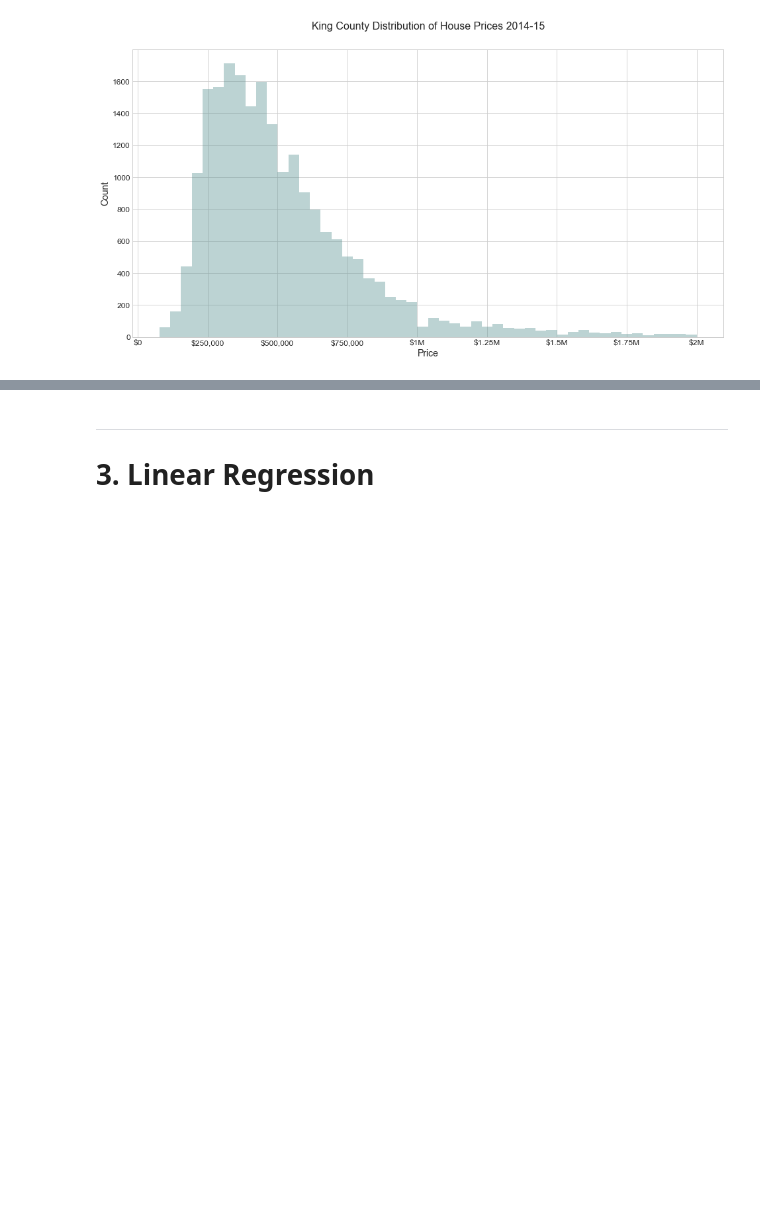
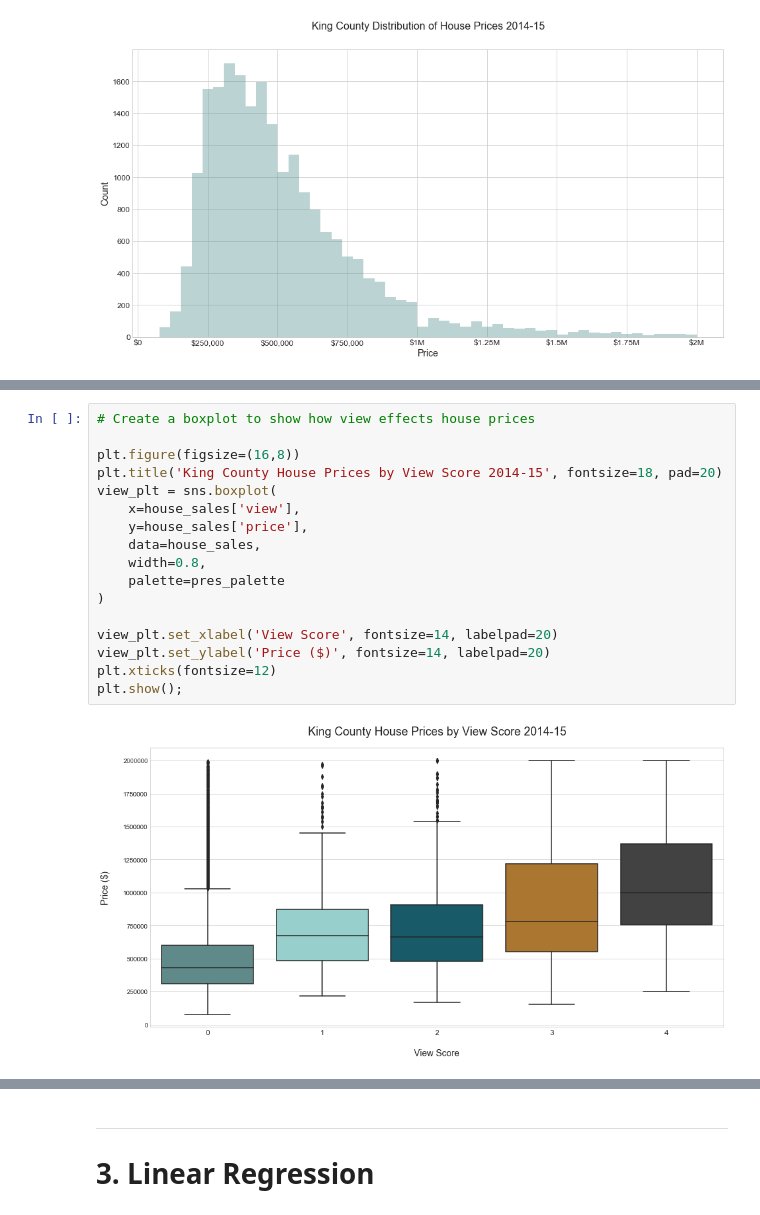
Before and after one commit to toopster/dsc-mod-2-project-v2-1-online-ds-sp-000, a Jupyter notebook: index.ipynb, the cells around one changed output, grey strips where cells are left out. Drawn from its saved outputs; the diff is of its cells as text; blank space fills up the shorter version.

```diff
--- a/index.ipynb
+++ b/index.ipynb
@@ -372,0 +374,19 @@ plt.show();
+# %%
+# Create a boxplot to show how view effects house prices
+
+plt.figure(figsize=(16,8))
+plt.title('King County House Prices by View Score 2014-15', fontsize=18, pad=20)
+view_plt = sns.boxplot(
+    x=house_sales['view'],
+    y=house_sales['price'],
+    data=house_sales,
+    width=0.8,
+    palette=pres_palette
+)
+
+view_plt.set_xlabel('View Score', fontsize=14, labelpad=20)
+view_plt.set_ylabel('Price ($)', fontsize=14, labelpad=20)
+plt.xticks(fontsize=12)
+plt.show();
+# %% [output]
+[figure, added]
```
Also changed, not shown: parts of 23 cells of this notebook.
